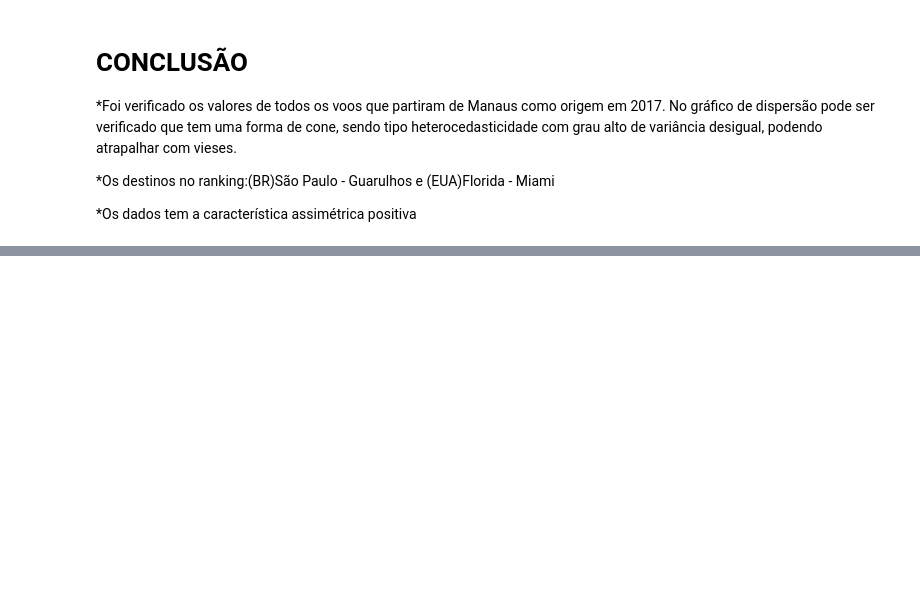
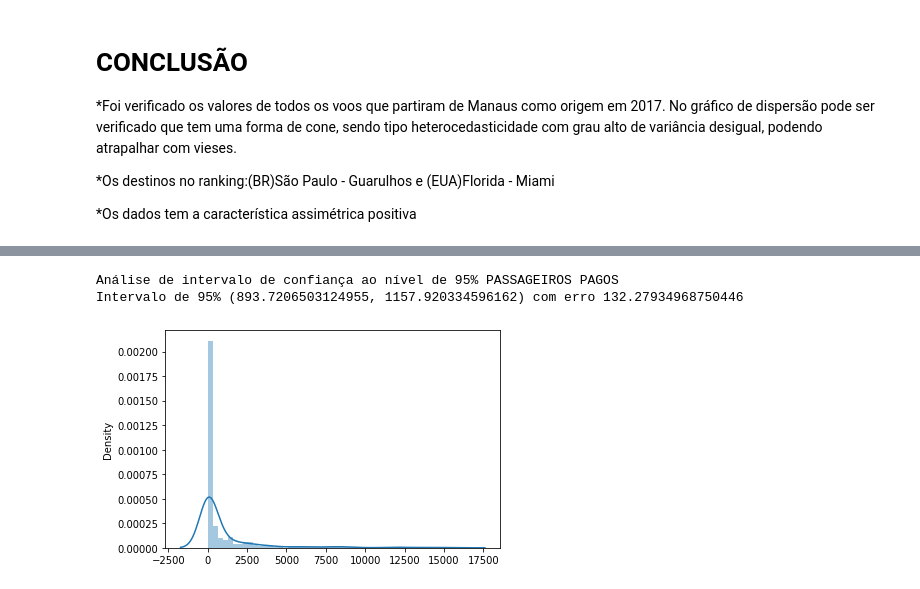
Before and after one commit to MaisaVidal/trabalho_estatistica, a Jupyter notebook: pcorrea-esilva.ipynb, the cells around one changed output, grey strips where cells are left out. Saved outputs shown, nothing was run; the diff lists cells and outputs as text; code cells hidden in the pictures; blank space fills up the shorter version.

```diff
--- a/pcorrea-esilva.ipynb
+++ b/pcorrea-esilva.ipynb
@@ -262,0 +319,6 @@ plotDist('BAGAGEM (KG)')
+# %%
+intervalorDeConfianca('PASSAGEIROS PAGOS')
+# %% [output]
+Análise de intervalo de confiança ao nível de 95% PASSAGEIROS PAGOS
+Intervalo de 95% (893.7206503124955, 1157.920334596162) com erro 132.27934968750446
+[figure, added]
```
Also changed, not shown: parts of 7 cells of this notebook.
